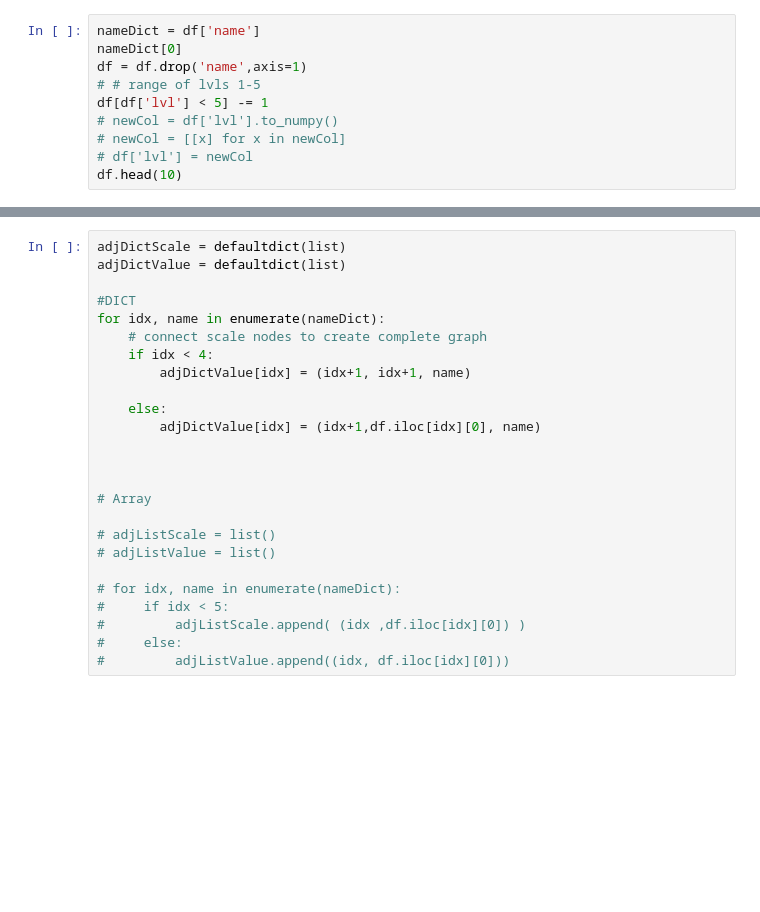
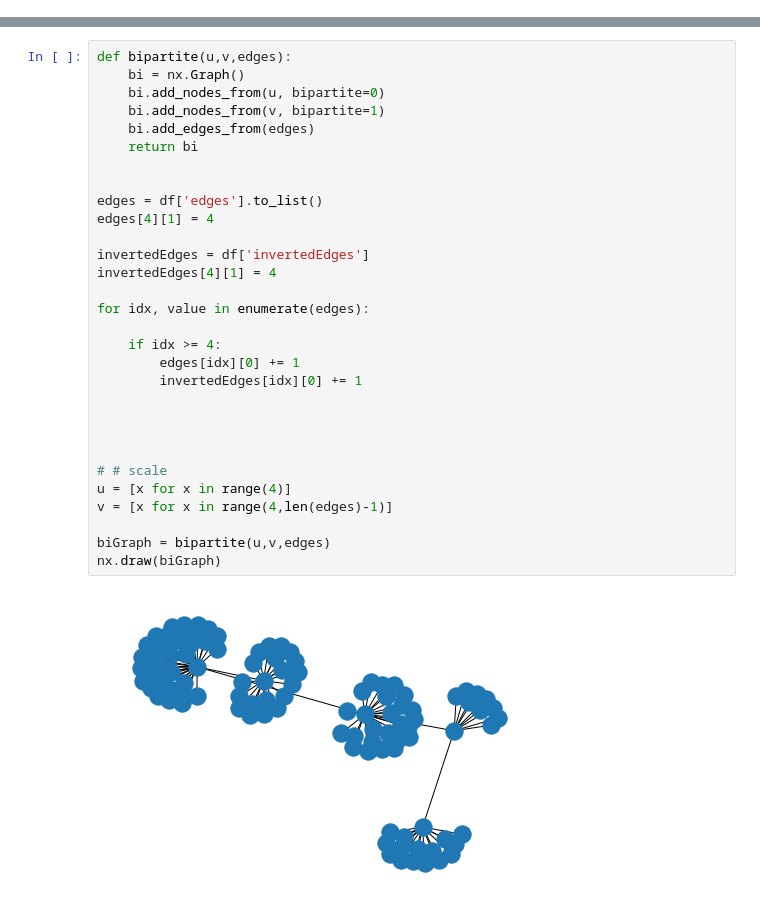
Before and after one commit to LilaShiba/aiValuesConstruct, a Jupyter notebook: dataAnalysis.ipynb, the cells around one changed output, grey strips where cells are left out. Cells and saved outputs as stored; diff of their text form; blank space fills up the shorter version.

```diff
--- a/dataAnalysis.ipynb
+++ b/dataAnalysis.ipynb
@@ -25,10 +41,0 @@ df.head(10)
-# %%
-nameDict = df['name']
-nameDict[0]
-df = df.drop('name',axis=1)
-# # range of lvls 1-5
-df[df['lvl'] < 5] -= 1
-# newCol = df['lvl'].to_numpy()
-# newCol = [[x] for x in newCol]
-# df['lvl'] = newCol
-df.head(10)
@@ -50,25 +42,32 @@ pandas.core.series.Series
 # %%
-adjDictScale = defaultdict(list)
-adjDictValue = defaultdict(list)
+def bipartite(u,v,edges):
+    bi = nx.Graph()
+    bi.add_nodes_from(u, bipartite=0)
+    bi.add_nodes_from(v, bipartite=1)
+    bi.add_edges_from(edges)
+    return bi
 
-#DICT
-for idx, name in enumerate(nameDict):
-    # connect scale nodes to create complete graph
-    if idx < 4:
-        adjDictValue[idx] = (idx+1, idx+1, name)
 
-    else:
-        adjDictValue[idx] = (idx+1,df.iloc[idx][0], name)
+edges = df['edges'].to_list()
+edges[4][1] = 4
+
+invertedEdges = df['invertedEdges']
+invertedEdges[4][1] = 4
+
+for idx, value in enumerate(edges):
+
+    if idx >= 4:
+        edges[idx][0] += 1
+        invertedEdges[idx][0] += 1
 
 
 
-# Array
 
-# adjListScale = list()
-# adjListValue = list()
+# # scale
+u = [x for x in range(4)]
+v = [x for x in range(4,len(edges)-1)]
 
-# for idx, name in enumerate(nameDict):
-#     if idx < 5:
-#         adjListScale.append( (idx ,df.iloc[idx][0]) )
-#     else:
-#         adjListValue.append((idx, df.iloc[idx][0]))
+biGraph = bipartite(u,v,edges)
+nx.draw(biGraph)
+# %% [output]
+[figure, added]
```
Also changed, not shown: parts of 20 cells of this notebook.
